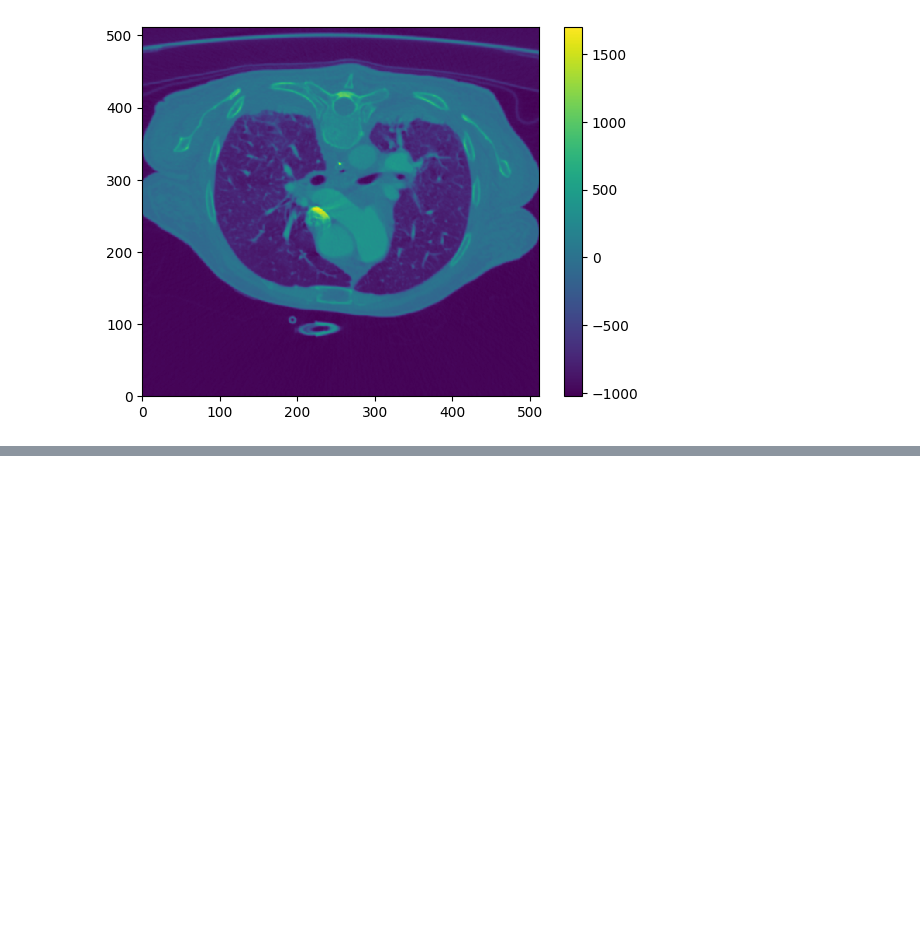
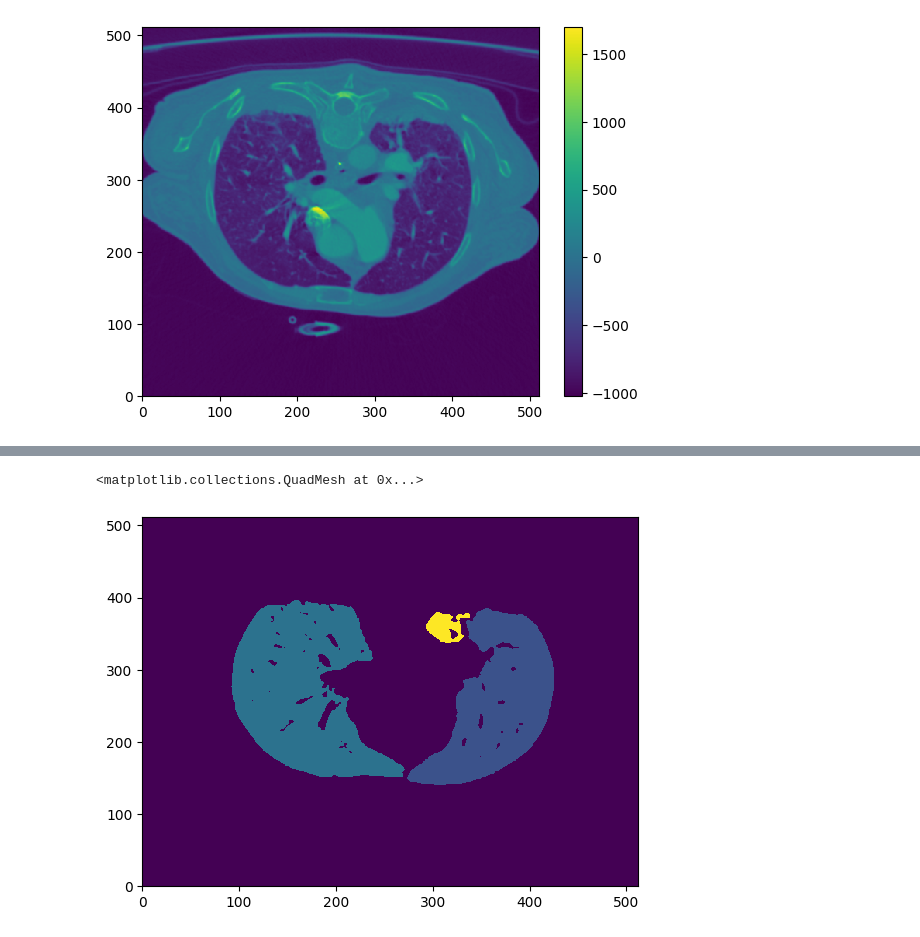
Before and after one commit to VISEF-ISEF-team/VasculAR, a Jupyter notebook: src/lung_seg.ipynb, the cells around one changed output, grey strips where cells are left out. Cells and saved outputs as stored; diff of their text form; code cells hidden in the pictures; blank space fills up the shorter version.

```diff
--- a/src/lung_seg.ipynb
+++ b/src/lung_seg.ipynb
@@ -77,0 +110,9 @@ plt.colorbar()
+# %%
+new_slc = np.zeros_like(slc)
+for i in idxs[:3]:
+    new_slc[tuple(rps[i].coords.T)] = i + 1
+# %%
+plt.pcolormesh(new_slc)
+# %% [output]
+<matplotlib.collections.QuadMesh at 0x...>
+[figure, added]
```
Also changed, not shown: parts of 15 cells of this notebook, 2 other files.
